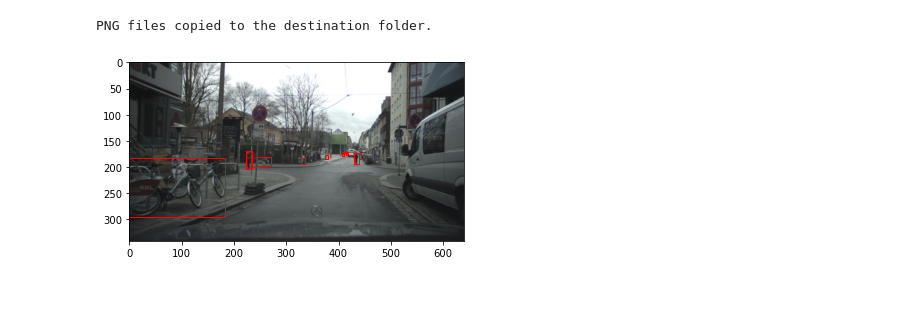
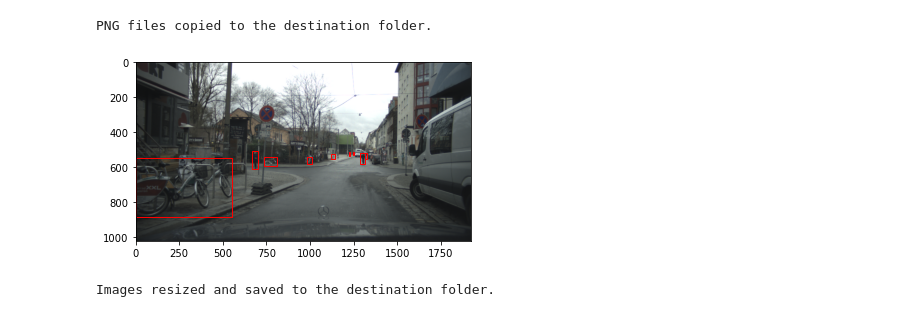
Before and after one commit to asnyder613/ds6050-group1-project, a Jupyter notebook: ecp-preprocessing-yolo.ipynb, the cells around one changed output. Saved outputs shown, nothing was run; the diff lists cells and outputs as text; code cells hidden in the pictures.

```diff
--- a/ecp-preprocessing-yolo.ipynb
+++ b/ecp-preprocessing-yolo.ipynb
@@ -127,54 +132,47 @@ PNG files copied to the destination folder.
 #     data = json.load(file)
 # data
 # %%
-import os
-import matplotlib.pyplot as plt
-from matplotlib.patches import Rectangle
-from PIL import Image
+def plot_box(text_file_path, image_path):
+    # Load bounding box data from the text file
+    boxes = []
+    with open(text_file_path, 'r') as file:
+        for line in file:
+            data = line.strip().split()
+            identity, x0, y0, width, height = data
+            x0, y0, width, height = float(x0), float(y0), float(width), float(height)
+            boxes.append((identity, x0, y0, width, height))
 
-# Load bounding box data from the text file
-text_file_path = '/scratch/ybt7qf/ds6050-group1-project/datasets/eurocitypersonsdataset/labels/train/dresden_00653.txt'  # Update with your text file path
-boxes = []
-with open(text_file_path, 'r') as file:
-    for line in file:
-        data = line.strip().split()
-        identity, x0, y0, width, height = data
-        x0, y0, width, height = float(x0), float(y0), float(width), float(height)
-        boxes.append((identity, x0, y0, width, height))
+    # Load the image
+    image = Image.open(image_path)
 
-# Load the image
-image_path = '/scratch/ybt7qf/ds6050-group1-project/datasets/eurocitypersonsdataset/images/train-v2/dresden_00653.png'  # Update with your image file path
-image = Image.open(image_path)
+    # Create a plot to display the image and bounding boxes
+    fig, ax = plt.subplots(1)
+    ax.imshow(image)
 
-# Create a plot to display the image and bounding boxes
-fig, ax = plt.subplots(1)
-ax.imshow(image)
+    # Plot bounding boxes on the image
+    for identity, x0, y0, width, height in boxes:
+        x0_unnormalized = x0 * image.width
+        y0_unnormalized = y0 * image.height
+        width_unnormalized = width * image.width
+        height_unnormalized = height * image.height
 
-# Plot bounding boxes on the image
-for identity, x0, y0, width, height in boxes:
-    x0_unnormalized = x0 * image.width
-    y0_unnormalized = y0 * image.height
-    width_unnormalized = width * image.width
-    height_unnormalized = height * image.height
+        rect = Rectangle((x0_unnormalized, y0_unnormalized), width_unnormalized, height_unnormalized, linewidth=1, edgecolor='r', facecolor='none')
+        ax.add_patch(rect)
+        # ax.annotate(identity, (x0_unnormalized, y0_unnormalized), color='r', fontsize=10, backgroundcolor='w')
 
-    rect = Rectangle((x0_unnormalized, y0_unnormalized), width_unnormalized, height_unnormalized, linewidth=1, edgecolor='r', facecolor='none')
-    ax.add_patch(rect)
-    # ax.annotate(identity, (x0_unnormalized, y0_unnormalized), color='r', fontsize=10, backgroundcolor='w')
+    # Set axis limits
+    ax.set_xlim(0, image.width)
+    ax.set_ylim(image.height, 0)
 
-# Set axis limits
-ax.set_xlim(0, image.width)
-ax.set_ylim(image.height, 0)
-
-# Show the image with bounding boxes
-plt.show()
+    # Show the image with bounding boxes
+    plt.show()
-# %% [output]
-[figure, removed]
+# %%
+text_file_path = '/scratch/ybt7qf/ds6050-group1-project/datasets/eurocitypersonsdataset/labels/train/dresden_00653.txt'  # Update with your text file path
+image_path = '/scratch/ybt7qf/ds6050-group1-project/datasets/eurocitypersonsdataset/images/train/dresden_00653.png'  # Update with your image file path
+plot_box(text_file_path, image_path)
+# %% [output]
+[figure, added]
 # %%
-from PIL import Image
-import os
-from concurrent.futures import ThreadPoolExecutor
-from tqdm import tqdm
-
 source_folder = '/scratch/ybt7qf/ds6050-group1-project/datasets/eurocitypersonsdataset/images/train/'
 # source_folder = '/scratch/ybt7qf/ds6050-group1-project/datasets/eurocitypersonsdataset/images/val/'
 
@@ -199,3 +197,5 @@ with ThreadPoolExecutor(max_workers=4) as executor:  # Adjust max_workers as nee
     list(tqdm(executor.map(resize_image, image_files), total=len(image_files), desc="Resizing images"))
 
 print("Images resized and saved to the destination folder.")
+# %% [output]
+Images resized and saved to the destination folder.
```
Also changed, not shown: parts of 9 cells of this notebook.
